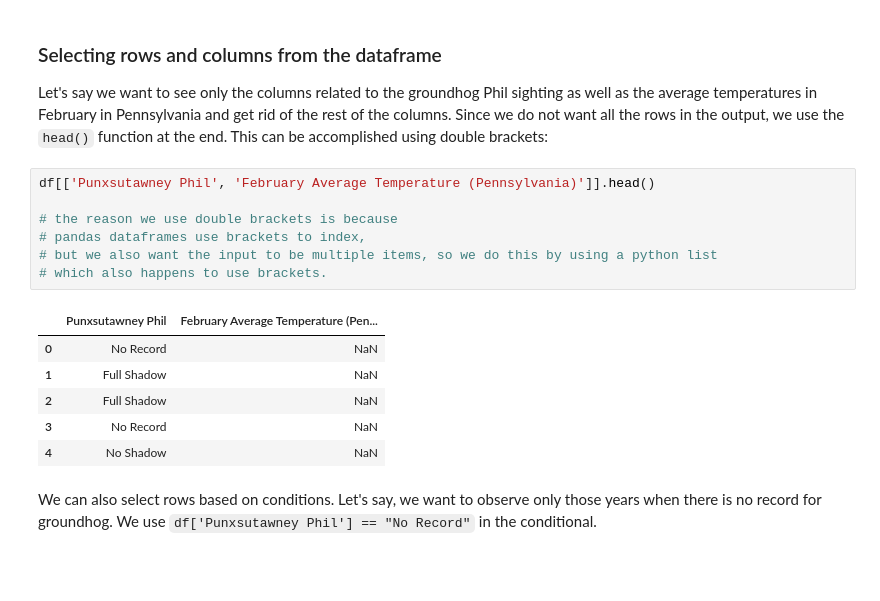
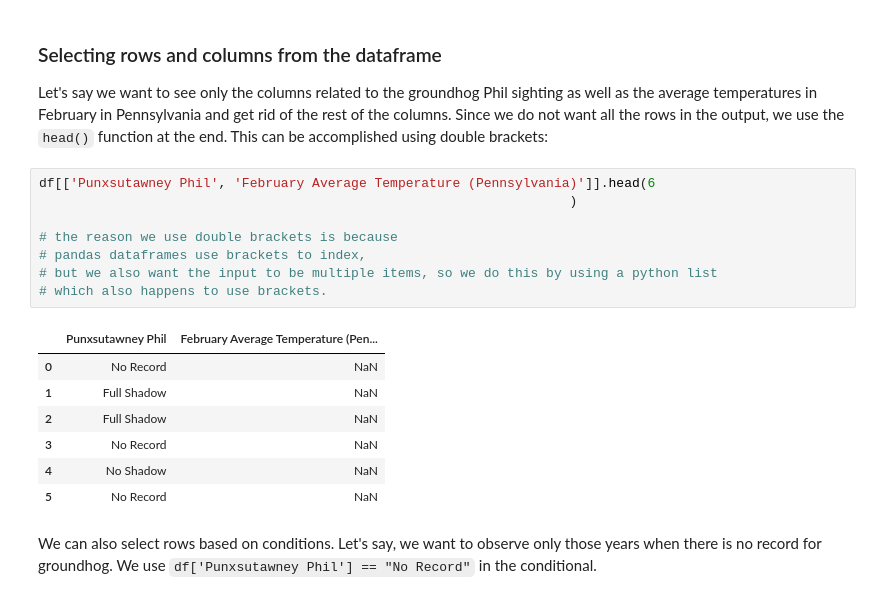
Before and after one commit to p-ai-org/ML-Workshops, a Jupyter notebook: session2/Session2.ipynb, the cells around one changed output. Drawn from its saved outputs; the diff is of its cells as text; blank space fills up the shorter version.

```diff
--- a/session2/Session2.ipynb
+++ b/session2/Session2.ipynb
@@ -101,19 +115,21 @@ Index(['Year', 'Punxsutawney Phil', 'February Average Temperature',
 
 Let's say we want to see only the columns related to the groundhog Phil sighting as well as the average temperatures in February in Pennsylvania and get rid of the rest of the columns. Since we do not want all the rows in the output, we use the `head()` function at the end. This can be accomplished using double brackets:
 # %%
-df[['Punxsutawney Phil', 'February Average Temperature (Pennsylvania)']].head()
+df[['Punxsutawney Phil', 'February Average Temperature (Pennsylvania)']].head(6
+                                                                    )
 
 # the reason we use double brackets is because
 # pandas dataframes use brackets to index,
 # but we also want the input to be multiple items, so we do this by using a python list
 # which also happens to use brackets.
 # %% [output]
 |  | Punxsutawney Phil | February Average Temperature (Pen... |
 | 0 | No Record | NaN |
 | 1 | Full Shadow | NaN |
 | 2 | Full Shadow | NaN |
 | 3 | No Record | NaN |
 | 4 | No Shadow | NaN |
+| 5 | No Record | NaN |
 # %% [markdown]
 We can also select rows based on conditions. Let's say, we want to observe only those years when there is no record for groundhog. We use `df['Punxsutawney Phil'] == "No Record"` in the conditional.
 # %%
```
Also changed, not shown: parts of 43 cells of this notebook, 3 other files.
